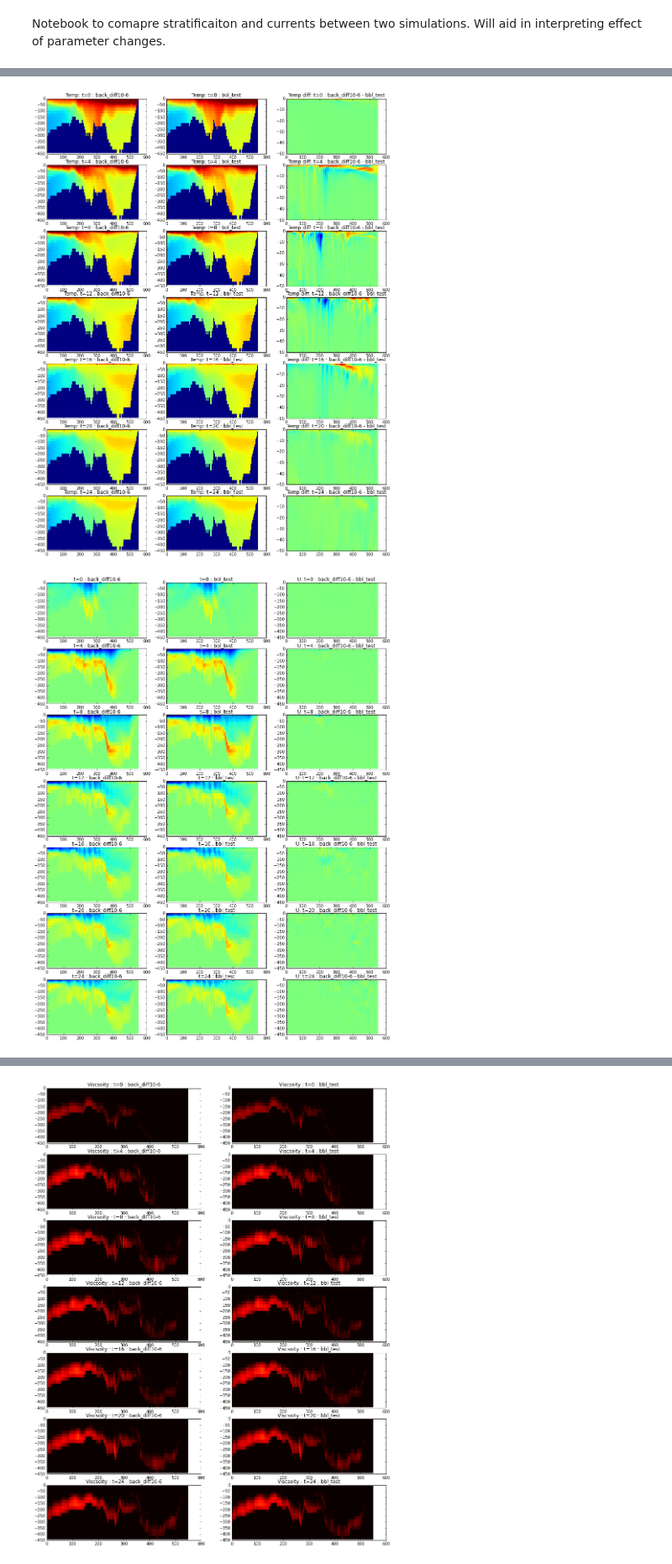
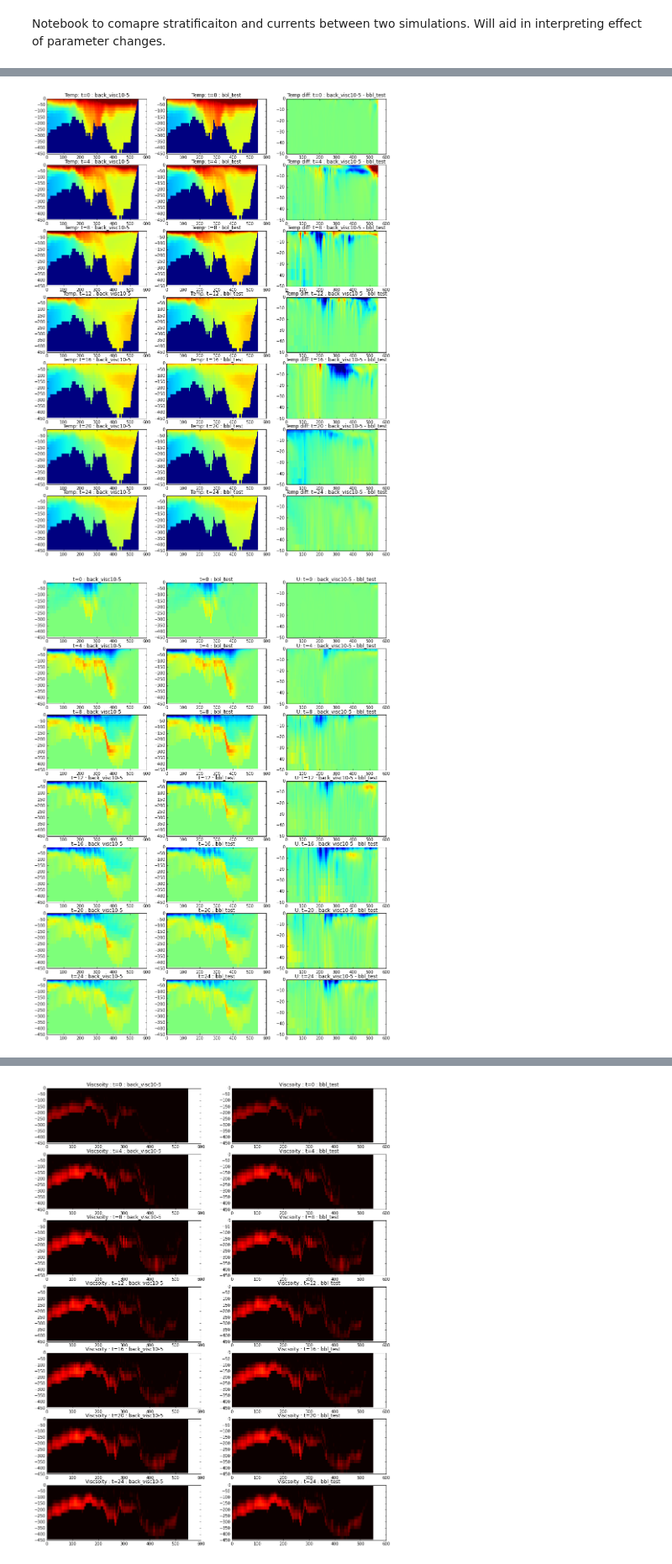
Before and after one commit to SalishSeaCast/2d-domain, a Jupyter notebook: analysis/CompareTwo.ipynb, the cells around one changed output, grey strips where cells are left out. Shown at 84% size. Saved outputs shown, nothing was run; the diff lists cells and outputs as text; code cells hidden in the pictures.

Commit message:
background visc 10-5

```diff
--- a/analysis/CompareTwo.ipynb
+++ b/analysis/CompareTwo.ipynb
@@ -11,7 +11,7 @@ import os
 # %%
 results = '/data/nsoontie/MEOPAR/SalishSea/results/2Ddomain/'
 
-run1 = 'back_diff10-6'
+run1 = 'back_visc10-5'
 run2 = 'bbl_test'
 
 path={}
@@ -72,21 +72,22 @@ for t, ax in zip(ts, axs[:,2].flat):
     ax.set_title('Temp diff: t={} : {} - {}'.format(t, run1, run2))
     ax.set_ylim([-50,0])
 # %% [output]
-[figure, old version]
+[figure, new version]
 # %%
 fig, axs = plt.subplots(7,3,figsize=(15,20))
 ts = np.arange(0,27,4)
 
 for n, run in enumerate(runs):
     for t,ax in zip(ts,axs[:,n].flat):
         ax.pcolormesh(xx,zz,Us[run][t,:,:],vmin=-1,vmax=1)
         ax.set_title('t={} : {}'.format(t, run))
 
 for t, ax in zip(ts, axs[:,2].flat):
     ax.pcolormesh(xx,zz,Us[run1][t,:,:]-Us[run2][t,:,:],vmin=-.5,vmax=.5)
     ax.set_title('U: t={} : {} - {}'.format(t, run1, run2))
+    ax.set_ylim([-50,0])
 # %% [output]
-[figure, old version]
+[figure, new version]
 # %%
 fig, axs = plt.subplots(7,2,figsize=(15,20))
 ts = np.arange(0,27,4)
```
Also changed, not shown: parts of 7 cells of this notebook, 1 other file.
